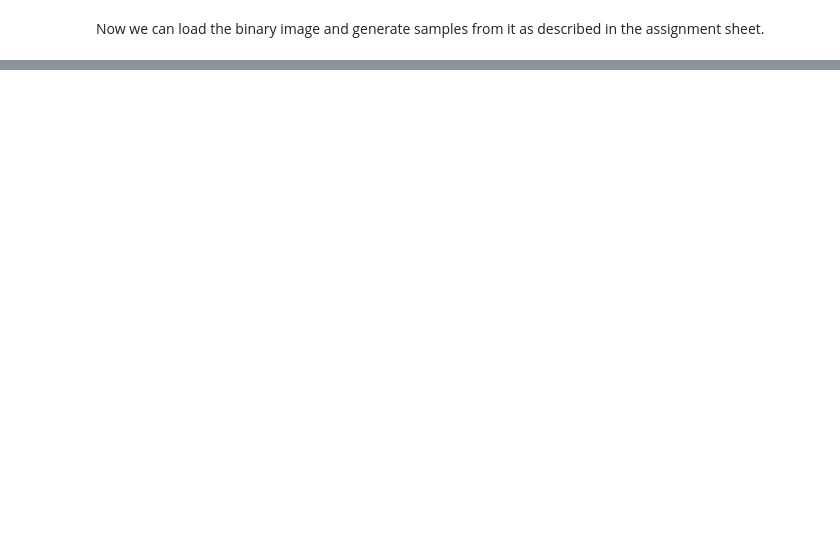
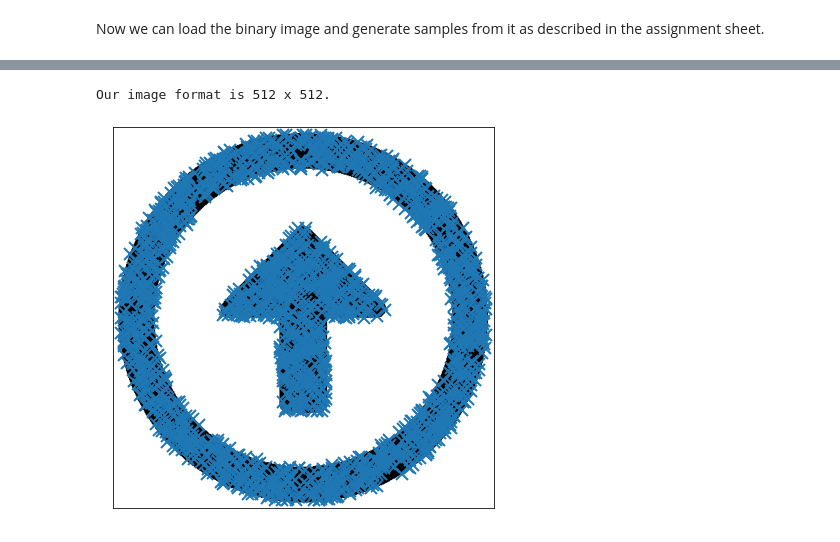
Before and after one commit to FelixSto/NSP_Assignments, a Jupyter notebook: notebooks/assignments/1-6-flows.ipynb, the cells around one changed output, grey strips where cells are left out. Cells and saved outputs as stored; diff of their text form; code cells hidden in the pictures; blank space fills up the shorter version.

```diff
--- a/notebooks/assignments/1-6-flows.ipynb
+++ b/notebooks/assignments/1-6-flows.ipynb
@@ -240,0 +50,27 @@ Text(0, 0.5, 'Y')
+# %%
+# load image
+img = load_image(data_dir + 'up_bw.png')
+height, width = img.shape
+print(f'Our image format is {width} x {height}.')
+
+# generate training samples
+n_samples = 2000 # number of samples to generate
+data = np.zeros((n_samples, 2))
+rng = np.random.default_rng(seed=0)
+i=0
+while i < n_samples:
+    row = rng.integers(0, height)
+    col = rng.integers(0, width)
+    if img[row, col] == 0:
+        data[i,0] = col
+        data[i,1] = row
+        i += 1
+
+# plot image with generated samples
+show_grayscale_img(img,figsize=(7, 7))
+plt.plot( data[:,0], data[:,1], 'x')
+plt.xlim([0, width])
+_ = plt.ylim([0, height])
+# %% [output]
+Our image format is 512 x 512.
+[figure, added]
```
Also changed, not shown: parts of 50 cells of this notebook, 1 other file.
